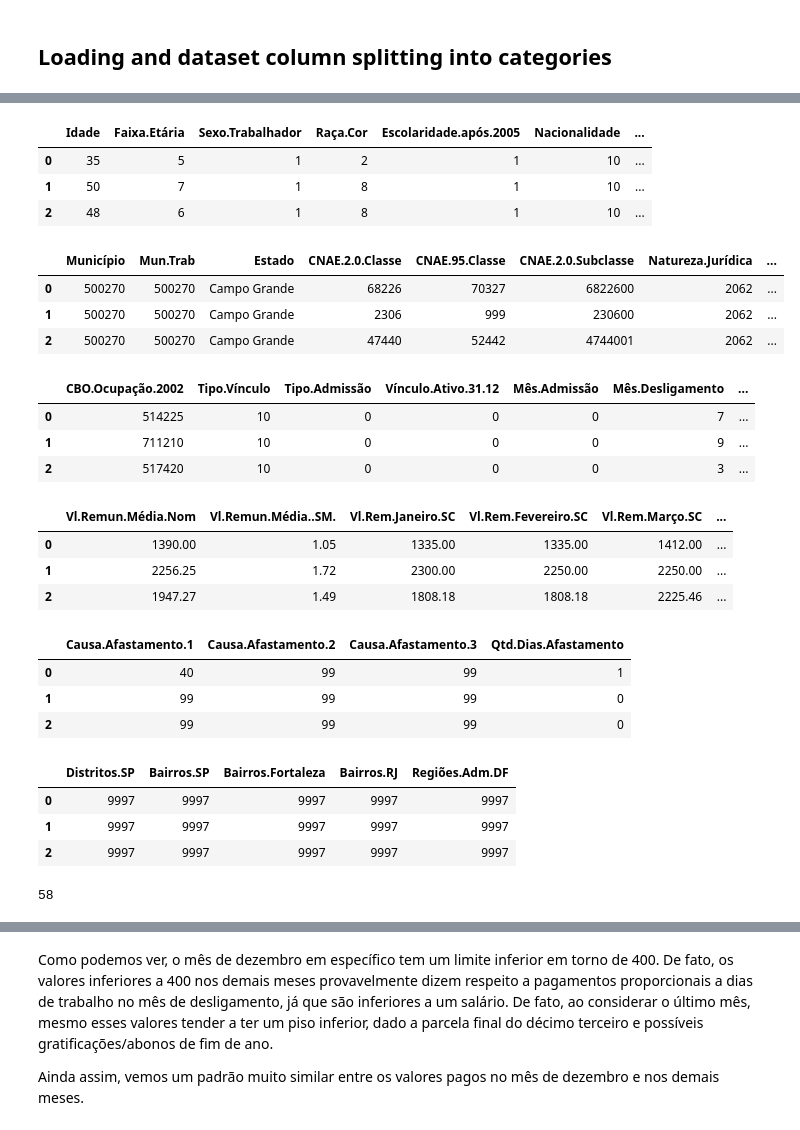
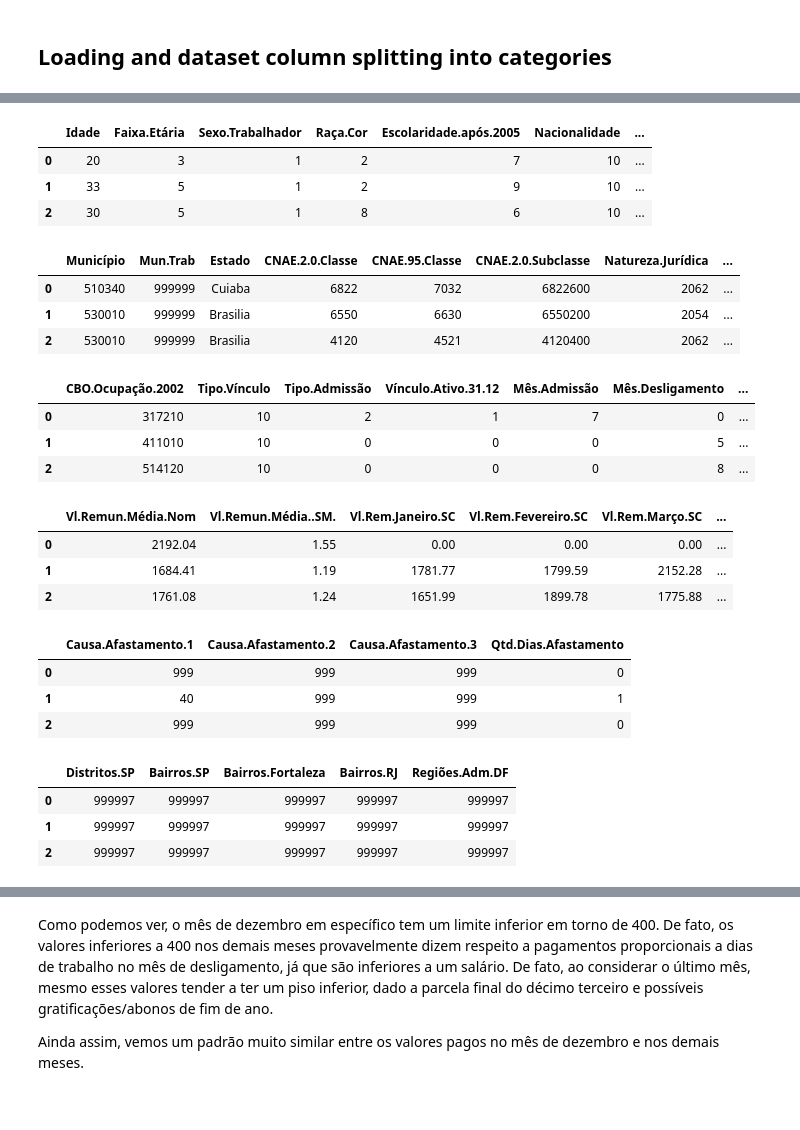
Before and after one commit to nhilariosilva/rais_analysis, a Jupyter notebook: Rais - Limpeza dados.ipynb, the cells around one changed output, grey strips where cells are left out. Cells and saved outputs as stored; diff of their text form; code cells hidden in the pictures.

```diff
--- a/Rais - Limpeza dados.ipynb
+++ b/Rais - Limpeza dados.ipynb
@@ -25,6 +25,6 @@ import time
 # %% [markdown]
 ## Loading and dataset column splitting into categories
 # %%
-df_centrooeste = pd.read_csv("centrooeste_natan.txt")
+df_centrooeste = pd.read_csv("2024/centrooeste_natan2024.txt")
 df_centrooeste.head(3)
 # %% [output]
@@ -55,0 +36,23 @@ Index(['Bairros.SP', 'Bairros.Fortaleza', 'Bairros.RJ', 'Causa.Afastamento.1',
+# %%
+old_column_names = df_centrooeste.columns
+new_column_names = ["Bairros.SP", "Bairros.Fortaleza", "Bairros.RJ",
+                    "Causa.Afastamento.1", "Causa.Afastamento.2", "Causa.Afastamento.3",
+                    "Motivo.Desligamento", "CBO.Ocupação.2002", "CNAE.2.0.Classe", "CNAE.95.Classe",
+                    "Distritos.SP", "Vínculo.Ativo.31.12",
+                    "Faixa.Etária", "Faixa.Remun.Média..SM.", "Faixa.Hora.Contrat", "Faixa.Remun.Dezem..SM.",
+                    "Faixa.Tempo.Emprego", "Escolaridade.após.2005",
+                    "Qtd.Hora.Contr", "Idade", "Ind.CEI.Vinculado",
+                    "Ind.Simples", "Mês.Admissão", "Mês.Desligamento",
+                    "Mun.Trab", "Município", "Nacionalidade", "Natureza.Jurídica",
+                    "Ind.Portador.Defic", "Qtd.Dias.Afastamento", "Raça.Cor",
+                    "Regiões.Adm.DF", "Vl.Remun.Dezembro.Nom",
+                    "Vl.Remun.Dezembro..SM.", "Vl.Remun.Média.Nom", "Vl.Remun.Média..SM.",
+                    "CNAE.2.0.Subclasse", "Sexo.Trabalhador", "Tamanho.Estabelecimento", "Tempo.Emprego",
+                    "Tipo.Admissão", "Tipo.Estab", "Tipo.Estab.1", "Tipo.Defic",
+                    "Tipo.Vínculo", "IBGE.Subsetor",
+                    "Vl.Rem.Janeiro.SC", "Vl.Rem.Fevereiro.SC", "Vl.Rem.Março.SC", "Vl.Rem.Abril.SC",
+                    "Vl.Rem.Maio.SC", "Vl.Rem.Junho.SC", "Vl.Rem.Julho.SC", "Vl.Rem.Agosto.SC",
+                    "Vl.Rem.Setembro.SC", "Vl.Rem.Outubro.SC", "Vl.Rem.Novembro.SC", "Ano.Chegada.Brasil",
+                    "Ind.Trab.Intermitente", "Ind.Trab.Parcial", "Ind.Vinc.Abandonado", "Estado"]
+df_centrooeste.columns = new_column_names
+df_centrooeste.head(3)
@@ -61,57 +70,60 @@ company_variables = ["Município", "Mun.Trab", "Estado", "CNAE.2.0.Classe", "CNA
                      "Ind.Simples", "Ind.CEI.Vinculado"]
 vinculo_variables = ["CBO.Ocupação.2002", "Tipo.Vínculo", "Tipo.Admissão", "Vínculo.Ativo.31.12",
                      "Mês.Admissão", "Mês.Desligamento", "Motivo.Desligamento", "Tempo.Emprego", "Faixa.Tempo.Emprego",
-                     "Qtd.Hora.Contr", "Faixa.Hora.Contrat", "Ind.Trab.Intermitente", "Ind.Trab.Parcial"]
+                     "Qtd.Hora.Contr", "Faixa.Hora.Contrat", "Ind.Trab.Intermitente", "Ind.Trab.Parcial", "Ind.Vinc.Abandonado"]
 remuneracao_variables = ["Vl.Remun.Média.Nom", "Vl.Remun.Média..SM.",
                          "Vl.Rem.Janeiro.SC", "Vl.Rem.Fevereiro.SC",
                          "Vl.Rem.Março.SC", "Vl.Rem.Abril.SC",
                          "Vl.Rem.Maio.SC", "Vl.Rem.Junho.SC",
                          "Vl.Rem.Julho.SC", "Vl.Rem.Agosto.SC",
                          "Vl.Rem.Setembro.SC", "Vl.Rem.Outubro.SC",
                          "Vl.Rem.Novembro.SC", "Vl.Remun.Dezembro.Nom"]
 desligamento_variables = ["Causa.Afastamento.1", "Causa.Afastamento.2", "Causa.Afastamento.3",
                           "Qtd.Dias.Afastamento"]
 geographic_variables = ["Distritos.SP", "Bairros.SP", "Bairros.Fortaleza", "Bairros.RJ", "Regiões.Adm.DF"]
 
 df_centrooeste_demographic = df_centrooeste.loc[:, demographic_variables]
 df_centrooeste_company = df_centrooeste.loc[:, company_variables]
 df_centrooeste_vinculo = df_centrooeste.loc[:, vinculo_variables]
 df_centrooeste_remuneracao = df_centrooeste.loc[:, remuneracao_variables]
 df_centrooeste_desligamento = df_centrooeste.loc[:, desligamento_variables]
 df_centrooeste_geographic = df_centrooeste.loc[:, geographic_variables]
 
+df_centrooeste_demographic_aux = df_centrooeste_demographic.copy()
+df_centrooeste_company_aux = df_centrooeste_company.copy()
+df_centrooeste_vinculo_aux = df_centrooeste_vinculo.copy()
+df_centrooeste_remuneracao_aux = df_centrooeste_remuneracao.copy()
+df_centrooeste_desligamento_aux = df_centrooeste_desligamento.copy()
+df_centrooeste_geographic_aux = df_centrooeste_geographic.copy()
+
 display( df_centrooeste_demographic.head(3) )
 display( df_centrooeste_company.head(3) )
 display( df_centrooeste_vinculo.head(3) )
 display( df_centrooeste_remuneracao.head(3) )
 display( df_centrooeste_desligamento.head(3) )
 display( df_centrooeste_geographic.head(3) )
 # %% [output]
 |  | Idade | Faixa.Etária | Sexo.Trabalhador | Raça.Cor | Escolaridade.após.2005 | Nacionalidade | ... |
-| 0 | 35 | 5 | 1 | 2 | 1 | 10 | ... |
-| 1 | 50 | 7 | 1 | 8 | 1 | 10 | ... |
-| 2 | 48 | 6 | 1 | 8 | 1 | 10 | ... |
+| 0 | 20 | 3 | 1 | 2 | 7 | 10 | ... |
+| 1 | 33 | 5 | 1 | 2 | 9 | 10 | ... |
+| 2 | 30 | 5 | 1 | 8 | 6 | 10 | ... |
 |  | Município | Mun.Trab | Estado | CNAE.2.0.Classe | CNAE.95.Classe | CNAE.2.0.Subclasse | Natureza.Jurídica | ... |
-| 0 | 500270 | 500270 | Campo Grande | 68226 | 70327 | 6822600 | 2062 | ... |
-| 1 | 500270 | 500270 | Campo Grande | 2306 | 999 | 230600 | 2062 | ... |
-| 2 | 500270 | 500270 | Campo Grande | 47440 | 52442 | 4744001 | 2062 | ... |
+| 0 | 510340 | 999999 | Cuiaba | 6822 | 7032 | 6822600 | 2062 | ... |
+| 1 | 530010 | 999999 | Brasilia | 6550 | 6630 | 6550200 | 2054 | ... |
+| 2 | 530010 | 999999 | Brasilia | 4120 | 4521 | 4120400 | 2062 | ... |
 |  | CBO.Ocupação.2002 | Tipo.Vínculo | Tipo.Admissão | Vínculo.Ativo.31.12 | Mês.Admissão | Mês.Desligamento | ... |
-| 0 | 514225 | 10 | 0 | 0 | 0 | 7 | ... |
-| 1 | 711210 | 10 | 0 | 0 | 0 | 9 | ... |
-| 2 | 517420 | 10 | 0 | 0 | 0 | 3 | ... |
+| 0 | 317210 | 10 | 2 | 1 | 7 | 0 | ... |
+| 1 | 411010 | 10 | 0 | 0 | 0 | 5 | ... |
+| 2 | 514120 | 10 | 0 | 0 | 0 | 8 | ... |
 |  | Vl.Remun.Média.Nom | Vl.Remun.Média..SM. | Vl.Rem.Janeiro.SC | Vl.Rem.Fevereiro.SC | Vl.Rem.Março.SC | ... |
-| 0 | 1390.00 | 1.05 | 1335.00 | 1335.00 | 1412.00 | ... |
-| 1 | 2256.25 | 1.72 | 2300.00 | 2250.00 | 2250.00 | ... |
-| 2 | 1947.27 | 1.49 | 1808.18 | 1808.18 | 2225.46 | ... |
+| 0 | 2192.04 | 1.55 | 0.00 | 0.00 | 0.00 | ... |
+| 1 | 1684.41 | 1.19 | 1781.77 | 1799.59 | 2152.28 | ... |
+| 2 | 1761.08 | 1.24 | 1651.99 | 1899.78 | 1775.88 | ... |
 |  | Causa.Afastamento.1 | Causa.Afastamento.2 | Causa.Afastamento.3 | Qtd.Dias.Afastamento |
-| 0 | 40 | 99 | 99 | 1 |
-| 1 | 99 | 99 | 99 | 0 |
-| 2 | 99 | 99 | 99 | 0 |
+| 0 | 999 | 999 | 999 | 0 |
+| 1 | 40 | 999 | 999 | 1 |
+| 2 | 999 | 999 | 999 | 0 |
 |  | Distritos.SP | Bairros.SP | Bairros.Fortaleza | Bairros.RJ | Regiões.Adm.DF |
-| 0 | 9997 | 9997 | 9997 | 9997 | 9997 |
-| 1 | 9997 | 9997 | 9997 | 9997 | 9997 |
-| 2 | 9997 | 9997 | 9997 | 9997 | 9997 |
+| 0 | 999997 | 999997 | 999997 | 999997 | 999997 |
+| 1 | 999997 | 999997 | 999997 | 999997 | 999997 |
+| 2 | 999997 | 999997 | 999997 | 999997 | 999997 |
-# %%
-len(demographic_variables) + len(company_variables) + len(vinculo_variables) + len(remuneracao_variables) + len(desligamento_variables) + len(geographic_variables)
-# %% [output]
-58
```
Also changed, not shown: parts of 47 cells of this notebook, 2 other files.
